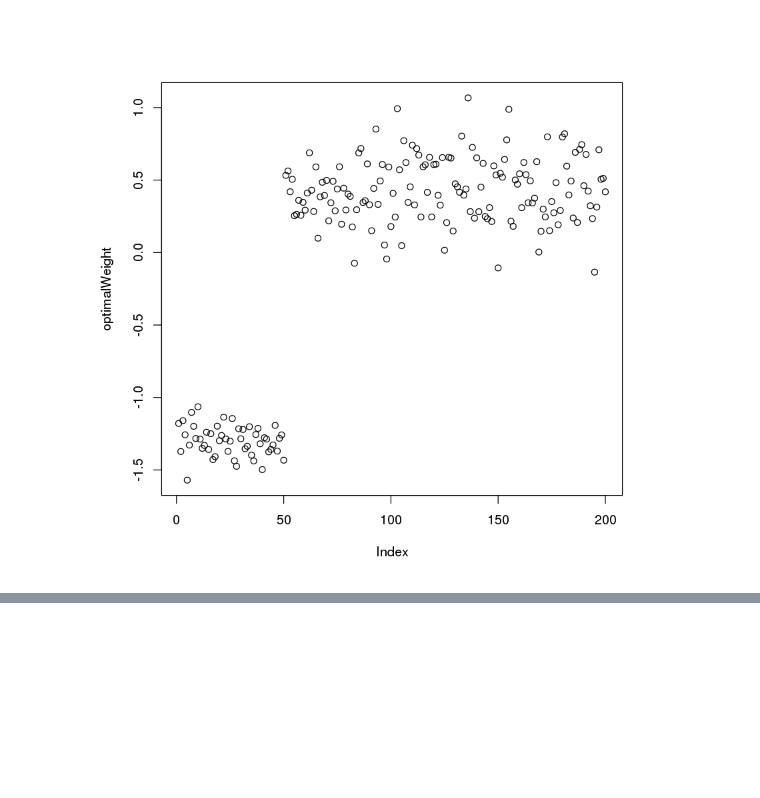
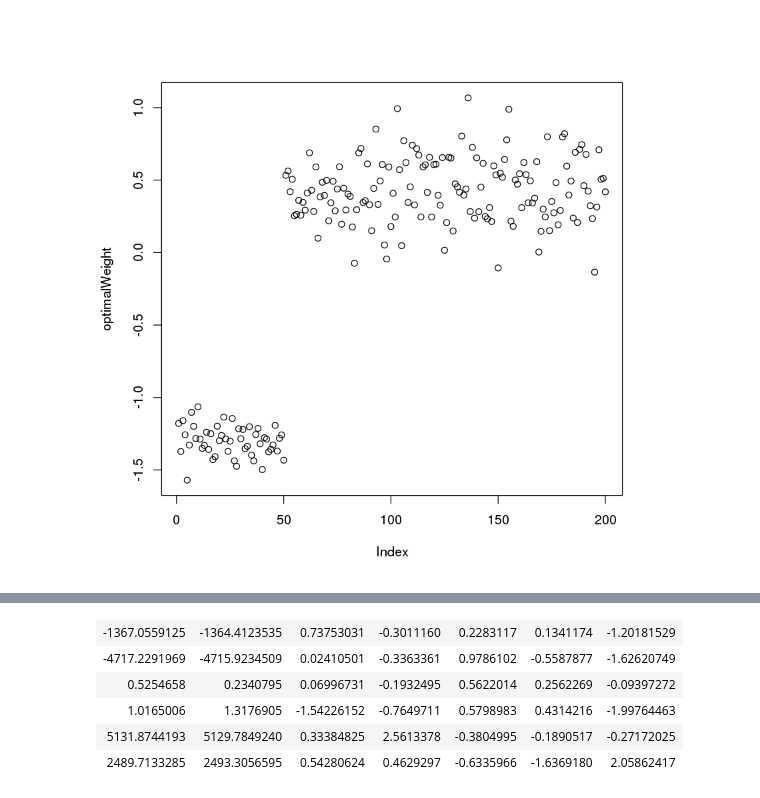
Before and after one commit to shifwang/SparseKmeans, a Jupyter notebook: Remarks.ipynb, the cells around one changed output, grey strips where cells are left out. Drawn from its saved outputs; the diff is of its cells as text; code cells hidden in the pictures; blank space fills up the shorter version.

```diff
--- a/Remarks.ipynb
+++ b/Remarks.ipynb
@@ -33,0 +236,22 @@ plot(optimalWeight)
+# %%
+give.data <- function (SamplesPerCluster = 20,
+                       Nfeatures = 50,
+                       Nsignals = 10,
+                       ClusterNumber = 3, mu = 1) {
+  x <- matrix(rnorm(Nfeatures*SamplesPerCluster*ClusterNumber),ncol=Nfeatures)
+  for (i in 1:ClusterNumber){
+    x[(SamplesPerCluster*(i-1)+1):(SamplesPerCluster*i),1:Nsignals] <- x[(SamplesPerCluster*(i-1)+1):(SamplesPerCluster*i),1:Nsignals] +(i-2)*mu*(1 + 10 * runif(Nsignals))
+  }
+  #x <- scale(x, TRUE, TRUE)
+  return(x)
+}
+
+a = give.data(2, 7, 2, 3, 1000)
+a # this indicate a fatal bug in Exp1
+# %% [output]
+| -1367.0559125 | -1364.4123535 | 0.73753031 | -0.3011160 | 0.2283117 | 0.1341174 | -1.20181529 |
+| -4717.2291969 | -4715.9234509 | 0.02410501 | -0.3363361 | 0.9786102 | -0.5587877 | -1.62620749 |
+| 0.5254658 | 0.2340795 | 0.06996731 | -0.1932495 | 0.5622014 | 0.2562269 | -0.09397272 |
+| 1.0165006 | 1.3176905 | -1.54226152 | -0.7649711 | 0.5798983 | 0.4314216 | -1.99764463 |
+| 5131.8744193 | 5129.7849240 | 0.33384825 | 2.5613378 | -0.3804995 | -0.1890517 | -0.27172025 |
+| 2489.7133285 | 2493.3056595 | 0.54280624 | 0.4629297 | -0.6335966 | -1.6369180 | 2.05862417 |
```
Also changed, not shown: parts of 14 cells of this notebook, 1 other file.
